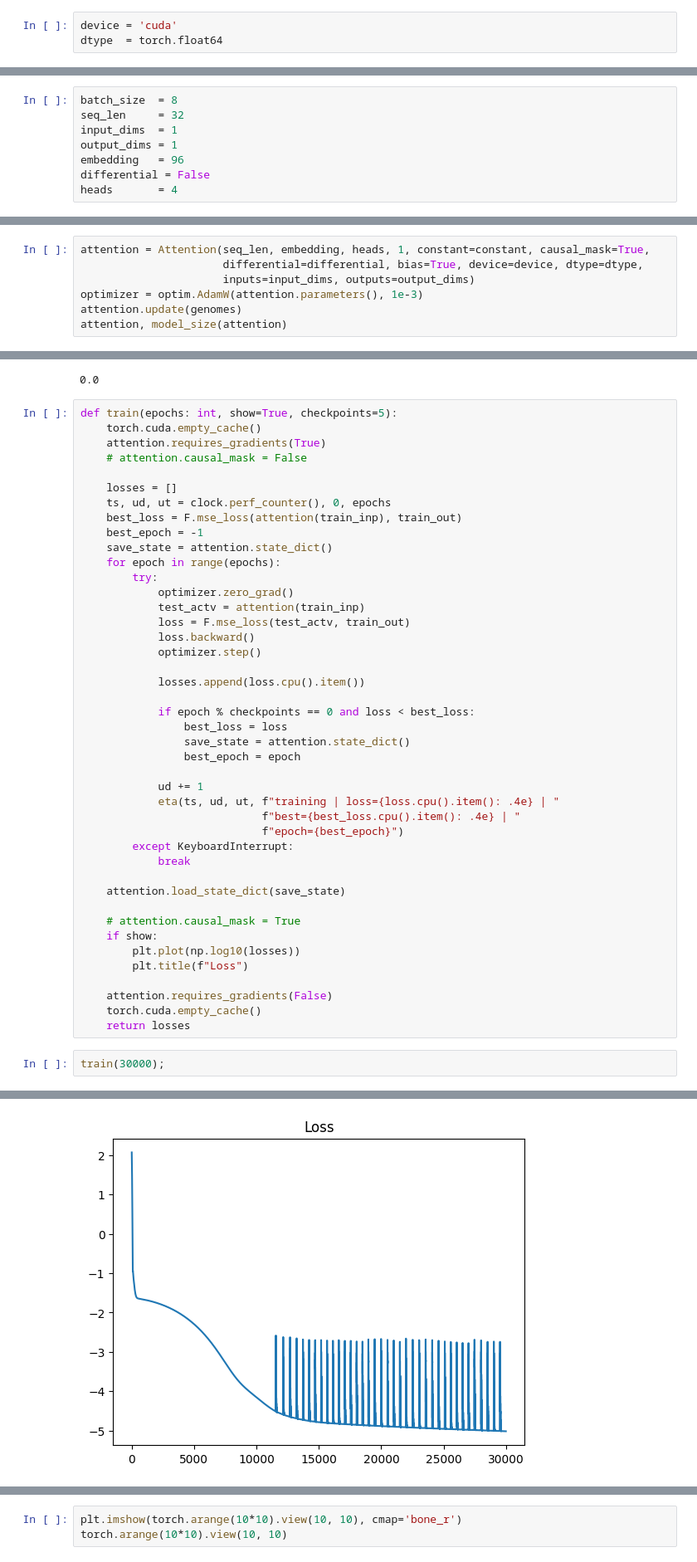
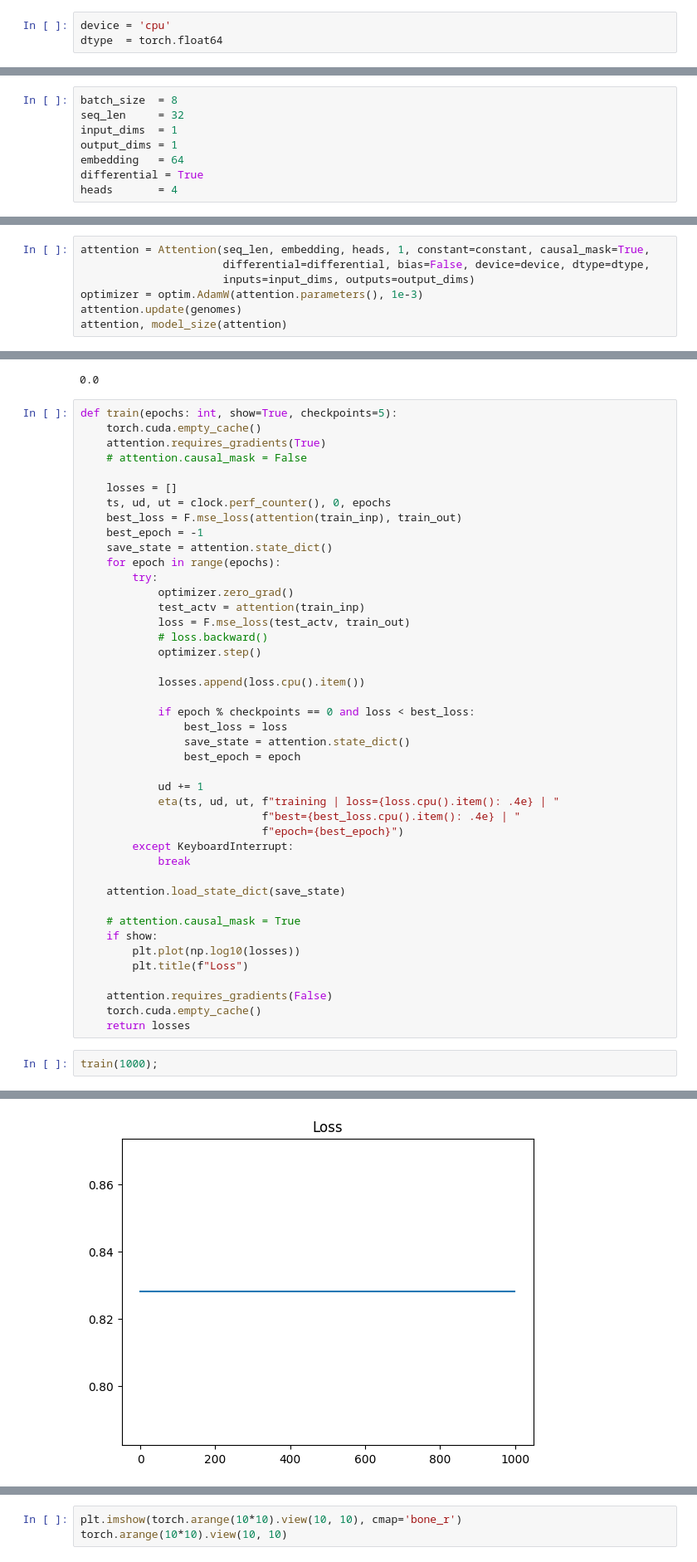
Before and after one commit to KshRaven/Modified-NEAT, a Jupyter notebook: testing/attention.ipynb, the cells around one changed output, grey strips where cells are left out. Shown at 83% size. Saved outputs shown, nothing was run; the diff lists cells and outputs as text.

```diff
--- a/testing/attention.ipynb
+++ b/testing/attention.ipynb
@@ -12,7 +12,7 @@ import numpy as np
 # %%
 torch.set_printoptions(threshold=10)
 # %%
-device = 'cuda'
+device = 'cpu'
 dtype  = torch.float64
 # %%
 genomes = {key: Genome(key) for key in range(1, 2)}
@@ -21,8 +21,8 @@ batch_size  = 8
 seq_len     = 32
 input_dims  = 1
 output_dims = 1
-embedding   = 96
-differential = False
+embedding   = 64
+differential = True
 heads       = 4
 # %%
 records = 100
@@ -95,7 +95,7 @@ constant
 1024.0
 # %%
 attention = Attention(seq_len, embedding, heads, 1, constant=constant, causal_mask=True,
-                      differential=differential, bias=True, device=device, dtype=dtype,
+                      differential=differential, bias=False, device=device, dtype=dtype,
                       inputs=input_dims, outputs=output_dims)
 optimizer = optim.AdamW(attention.parameters(), 1e-3)
 attention.update(genomes)
@@ -260,7 +263,7 @@ def train(epochs: int, show=True, checkpoints=5):
             optimizer.zero_grad()
             test_actv = attention(train_inp)
             loss = F.mse_loss(test_actv, train_out)
-            loss.backward()
+            # loss.backward()
             optimizer.step()
 
             losses.append(loss.cpu().item())
@@ -288,5 +291,5 @@ def train(epochs: int, show=True, checkpoints=5):
     torch.cuda.empty_cache()
     return losses
 # %%
-train(30000);
+train(1000);
 # %% [output]
@@ -294,4 +297,4 @@ training | loss= 9.5461e-06 | best= 9.5465e-06 | epoch=29995: progress=100% eta=
-[figure, old version]
+[figure, new version]
 # %%
 accuracy(attention(eval_inp), eval_out), accuracy(attention(train_inp), train_out)
 # %% [output]
```
Also changed, not shown: parts of 18 cells of this notebook, 50 other files.
